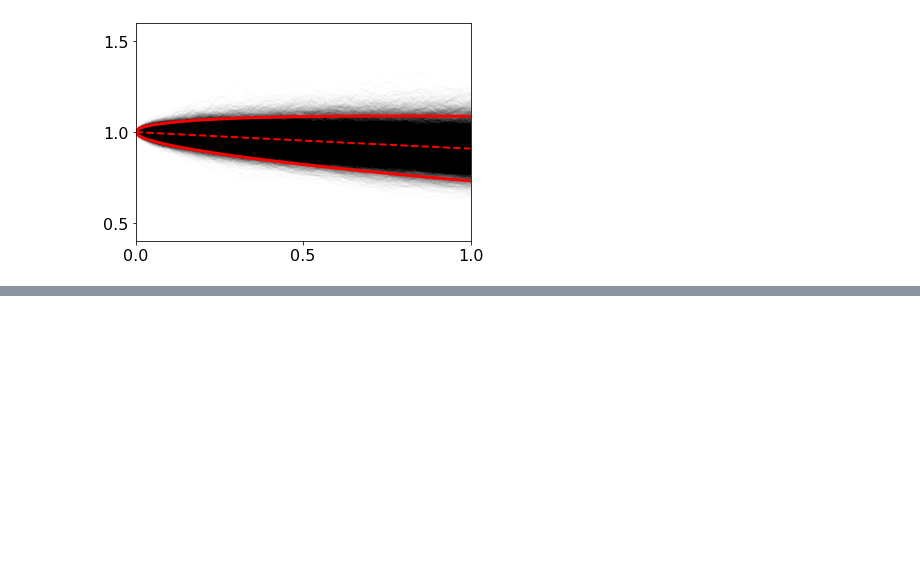
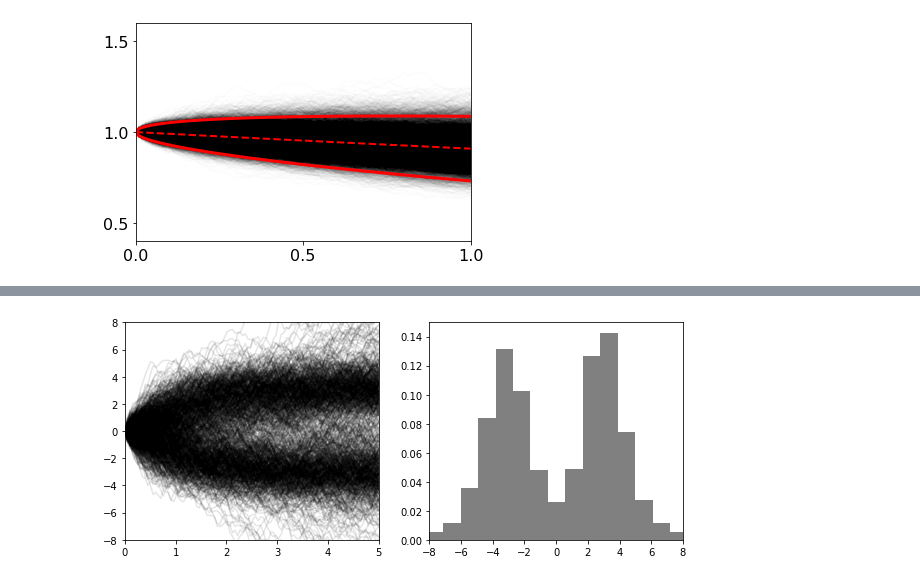
Before and after one commit to stratisMarkou/random-walks, a Jupyter notebook: content/applied-sdes/ch9/exercises.ipynb, the cells around one changed output, grey strips where cells are left out. Cells and saved outputs as stored; diff of their text form; code cells hidden in the pictures; blank space fills up the shorter version.

```diff
--- a/content/applied-sdes/ch9/exercises.ipynb
+++ b/content/applied-sdes/ch9/exercises.ipynb
@@ -220,0 +396,47 @@ plt.show()
+# %%
+def pathwise_series_dynamics(x, t, f, L, z, T, M):
+
+    """
+    Assumes the SDE is scalar.
+    """
+
+    M = np.arange(1, M+1)
+
+    phi = np.cos((2 * M - 1) * np.pi / (2 * T) * t)
+
+    return f(x, t) + L(x, t) @ np.reshape(np.sum(z * phi), (-1,))
+# %%
+q = 1.
+x0 = np.array([0.])
+t0 = 0.
+t1 = 5.
+N = 100
+
+f, _, _, _, L, LQLT = sine_model()
+t = np.linspace(t0, t1, N)
+T = t1 - t0
+M = 100
+
+X = np.stack([odeint(pathwise_series_dynamics,
+                     x0,
+                     t,
+                     args=(f, L, np.random.normal(size=(M,)), T, M))[:, 0]
+              for i in range(1000)], axis=-1)
+# %%
+m = sol[:, 0]
+std = sol[:, 1] ** 0.5
+
+plt.figure(figsize=(10, 4))
+plt.subplot(1, 2, 1)
+plt.plot(t, X, color='k', alpha=0.1)
+plt.xlim([0, 5])
+plt.ylim([-8, 8])
+
+plt.subplot(1, 2, 2)
+x_pdf = np.linspace(-8, 8, 100)
+plt.hist(X[-1, :], color='gray', density=True, bins=20)
+plt.xlim([-8, 8])
+
+plt.show()
+# %% [output]
+[figure, added]
```
Also changed, not shown: parts of 17 cells of this notebook.
